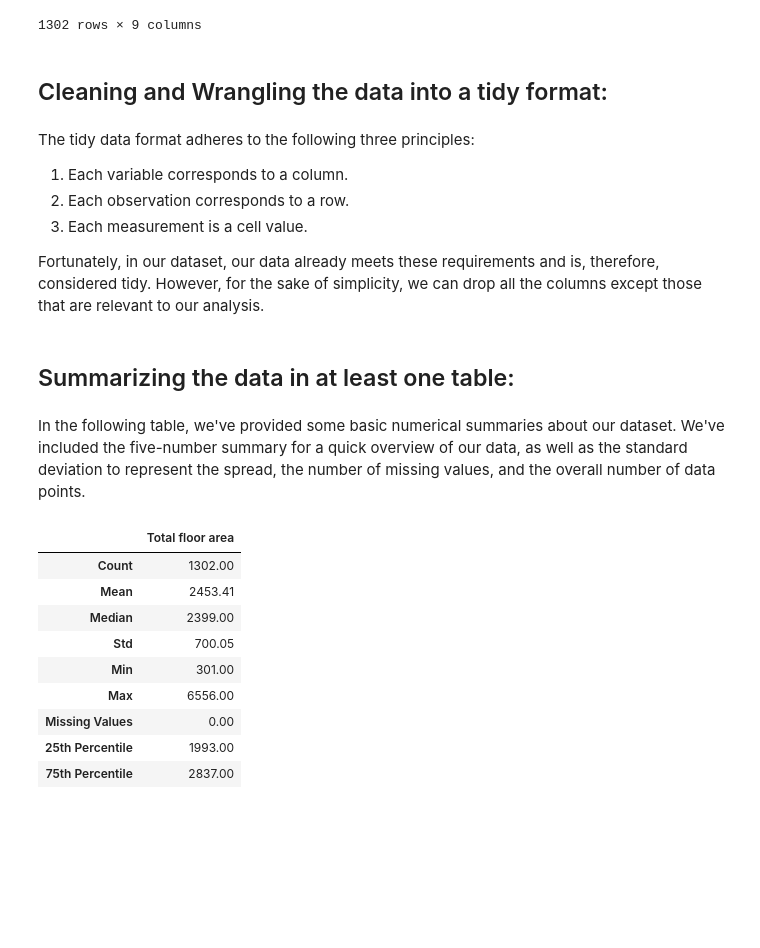
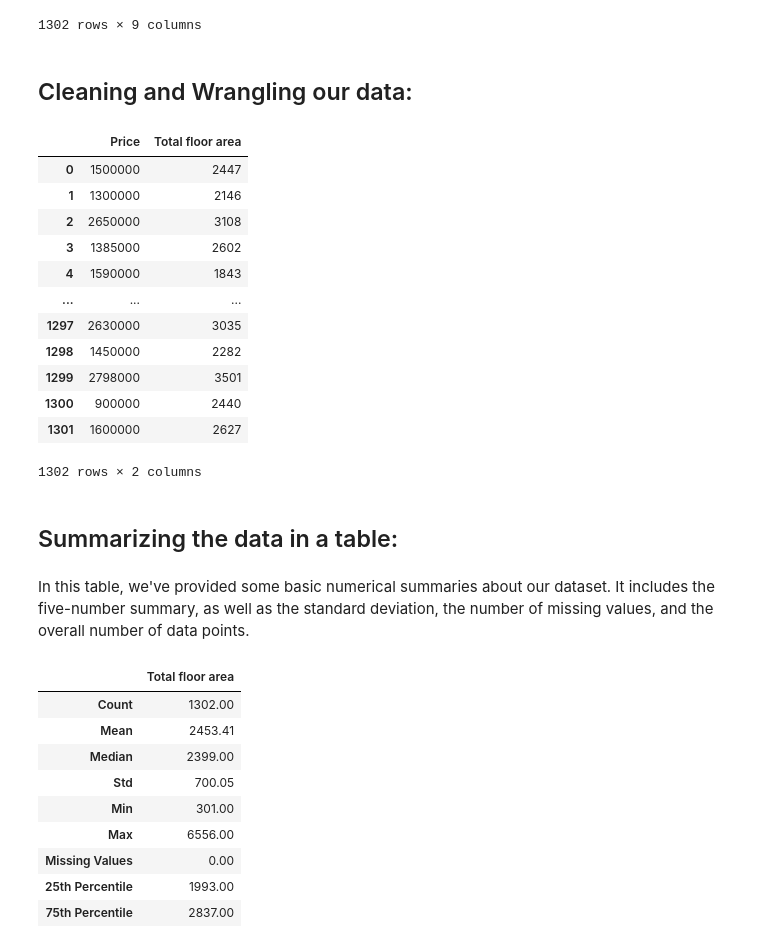
Before and after one commit to olyaiy/vancouver_housing_predictions, a Jupyter notebook: Project Proposal.ipynb, the cells around one changed output. Cells and saved outputs as stored; diff of their text form; code cells hidden in the pictures; blank space fills up the shorter version.

```diff
--- a/Project Proposal.ipynb
+++ b/Project Proposal.ipynb
@@ -80,20 +68,31 @@ home_prices
 | 1301 | 1302 | 2040 E 39TH AVENUE | 3/3/2020 | 1600000 | 7 | 2627 | 1974 | 46 | 4697.00 |
 1302 rows × 9 columns
 # %% [markdown]
-## Cleaning and Wrangling the data into a tidy format: ##
+## Cleaning and Wrangling our data: ##
-# %% [markdown]
-The tidy data format adheres to the following three principles:
-1. Each variable corresponds to a column.
-2. Each observation corresponds to a row.
-3. Each measurement is a cell value.
-
-Fortunately, in our dataset, our data already meets these requirements and is, therefore, considered tidy. However, for the sake of simplicity, we can drop all the columns except those that are relevant to our analysis.
 # %%
+# as our dataset is already following the tidy requirements, with each variable corresponding to a column,
+# each observation to a row, and each measurement in a cell, we don't need to do much.
+# we will simply drop all the columns not relevant to our analysis.
 home_prices = home_prices[['Price', 'Total floor area']]
+home_prices
+# %% [output]
+|  | Price | Total floor area |
+| 0 | 1500000 | 2447 |
+| 1 | 1300000 | 2146 |
+| 2 | 2650000 | 3108 |
+| 3 | 1385000 | 2602 |
+| 4 | 1590000 | 1843 |
+| ... | ... | ... |
+| 1297 | 2630000 | 3035 |
+| 1298 | 1450000 | 2282 |
+| 1299 | 2798000 | 3501 |
+| 1300 | 900000 | 2440 |
+| 1301 | 1600000 | 2627 |
+1302 rows × 2 columns
 # %% [markdown]
-## Summarizing the data in at least one table: ##
+## Summarizing the data in a table: ##
 # %% [markdown]
-In the following table, we've provided some basic numerical summaries about our dataset. We've included the five-number summary for a quick overview of our data, as well as the standard deviation to represent the spread, the number of missing values, and the overall number of data points.
+In this table, we've provided some basic numerical summaries about our dataset. It includes the five-number summary, as well as the standard deviation, the number of missing values, and the overall number of data points.
 # %%
 summary_table = pd.DataFrame({
     'Total floor area': [
```
Also changed, not shown: parts of 17 cells of this notebook.
